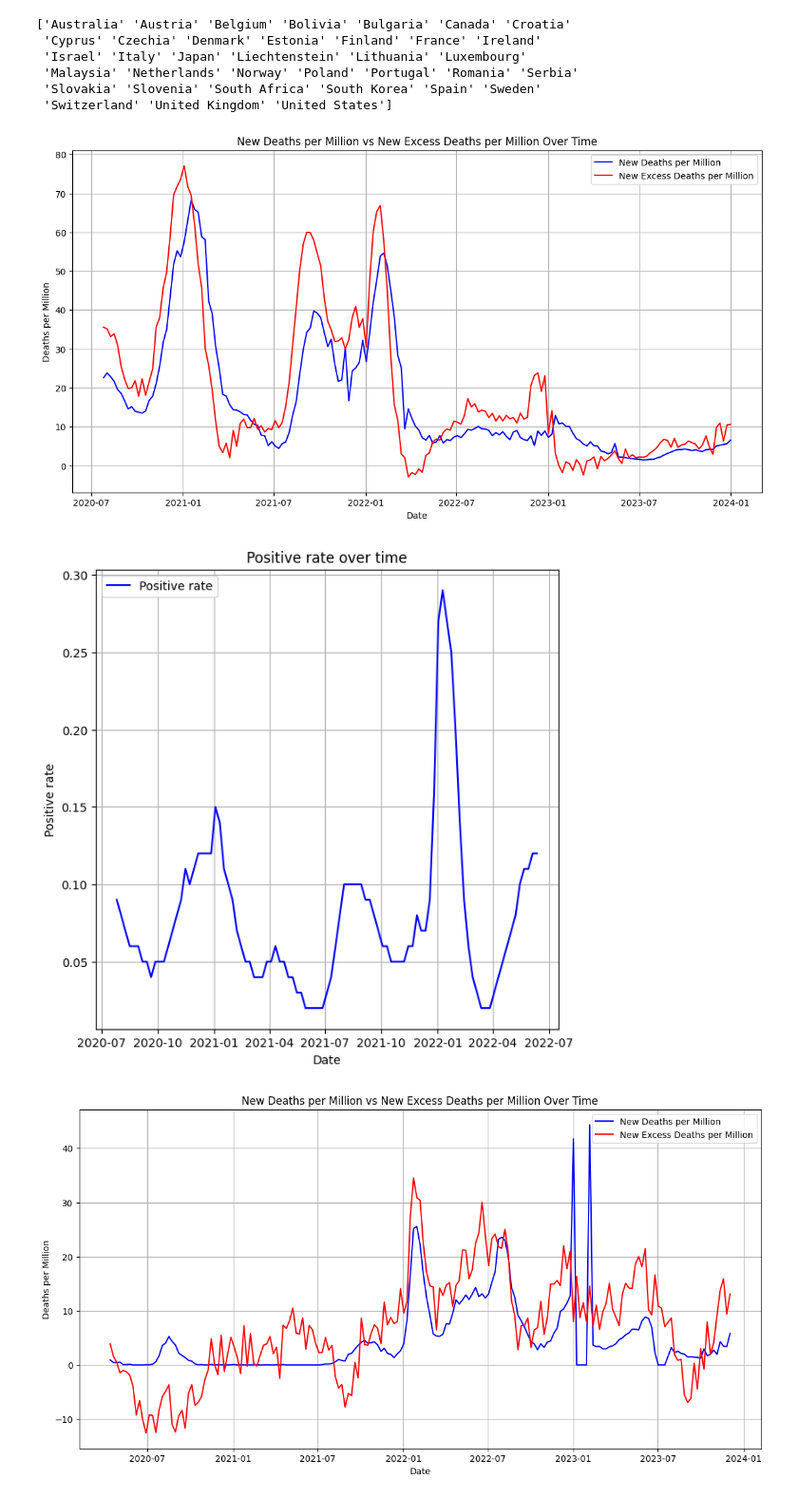
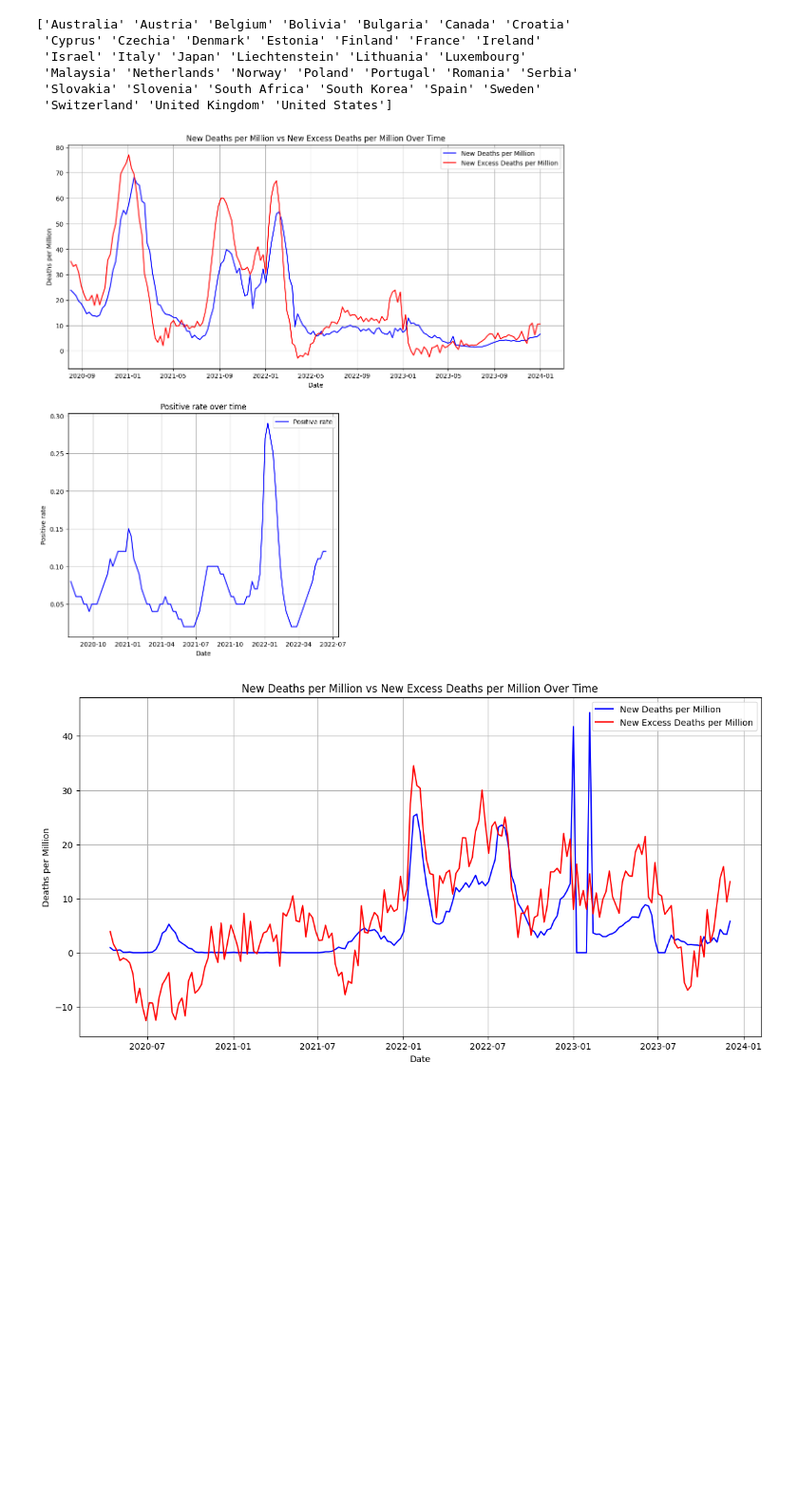
Before and after one commit to Kirigaya-Suguha/Final_Project_6, a Jupyter notebook: guowei.ipynb, the cells around one changed output. Shown at 95% size. Cells and saved outputs as stored; diff of their text form; code cells hidden in the pictures; blank space fills up the shorter version.

```diff
--- a/guowei.ipynb
+++ b/guowei.ipynb
@@ -67,52 +68,62 @@ print(df['location'].unique())
 # %%
 # Load the dataset (replace 'path_to_csv_file' with the actual path to your dataset)
 countries = ["United States", 'Australia']
 data = covid_data[covid_data['location'].isin(countries)]
 
 data = data[(data['new_deaths_per_million'].notna()) &
                      (data['hosp_patients_per_million'].notna()) &
                      (data['excess_mortality_cumulative_per_million'].notna())]
 # Ensure date is in datetime format
 data['date'] = pd.to_datetime(data['date'])
 
 # Sort values by location and date for consistent time series calculations
 data = data.sort_values(by=['location', 'date'])
 
 # Calculate new excess deaths per million (differentiating cumulative values)
 data['new_excess_deaths_per_million'] = data.groupby('location')['excess_mortality_cumulative_per_million'].diff()
 
 # Filter data to include non-NaN values for the required columns
 filtered_data = data[(data['new_deaths_per_million'].notna()) &
                      (data['new_excess_deaths_per_million'].notna())]
 
-# Filter for a specific location (e.g., 'World' or any country of interest)
-location_data = filtered_data[filtered_data['location'] == 'United States']  # Change 'World' to your location of interest
+# Filter for a specific location
+location_data = filtered_data[filtered_data['location'] == 'United States']
+filtered_data = location_data[(location_data['positive_rate'].notna())]
+min_date = min(location_data['date'].min(), filtered_data['date'].min())
+
+location_data = location_data[location_data['date'] > min_date]
+filtered_data = filtered_data[filtered_data['date'] > min_date]
 
 # Plot the time series
-plt.figure(figsize=(14, 7))
-plt.plot(location_data['date'], location_data['new_deaths_per_million'], label='New Deaths per Million', color='blue')
-plt.plot(location_data['date'], location_data['new_excess_deaths_per_million'], label='New Excess Deaths per Million', color='red')
-plt.title('New Deaths per Million vs New Excess Deaths per Million Over Time')
-plt.xlabel('Date')
-plt.ylabel('Deaths per Million')
-plt.legend()
-plt.grid(True)
-plt.show()
+fig = plt.figure(figsize=(14, 14))
+gs = gridspec.GridSpec(2, 2, height_ratios=[1, 1], width_ratios=[3, 2], figure=fig)
+
+ax1 = fig.add_subplot(gs[0, :])
+ax1.plot(location_data['date'], location_data['new_deaths_per_million'], label='New Deaths per Million', color='blue')
+ax1.plot(location_data['date'], location_data['new_excess_deaths_per_million'], label='New Excess Deaths per Million', color='red')
+ax1.set_title('New Deaths per Million vs New Excess Deaths per Million Over Time')
+ax1.set_xlabel('Date')
+ax1.set_ylabel('Deaths per Million')
+ax1.set_xlim(min_date)
+ax1.legend()
+ax1.grid(True)
+# ax1.show()
 
 # Plot positive rate vs. date
 filtered_data = location_data[(location_data['positive_rate'].notna())]
 
-plt.figure(figsize=(7, 7))
-plt.plot(filtered_data['date'], filtered_data['positive_rate'], label='Positive rate', color='blue')
-plt.title('Positive rate over time')
-plt.xlabel('Date')
-plt.ylabel('Positive rate')
-plt.legend()
-plt.grid(True)
+# plt.figure(figsize=(7, 7))
+ax2 = fig.add_subplot(gs[1, 0])
+ax2.plot(filtered_data['date'], filtered_data['positive_rate'], label='Positive rate', color='blue')
+ax2.set_title('Positive rate over time')
+ax2.set_xlabel('Date')
+ax2.set_ylabel('Positive rate')
+ax2.set_xlim(min_date)
+ax2.legend()
+ax2.grid(True)
 plt.show()
 # %% [output]
-[figure, old version]
+[figure, new version]
-[figure, removed]
 # %%
 # Filter for a specific location (e.g., 'World' or any country of interest)
 location_data = filtered_data[filtered_data['location'] == 'Australia']  # Change 'World' to your location of interest
```
Also changed, not shown: parts of 1 cell of this notebook.
